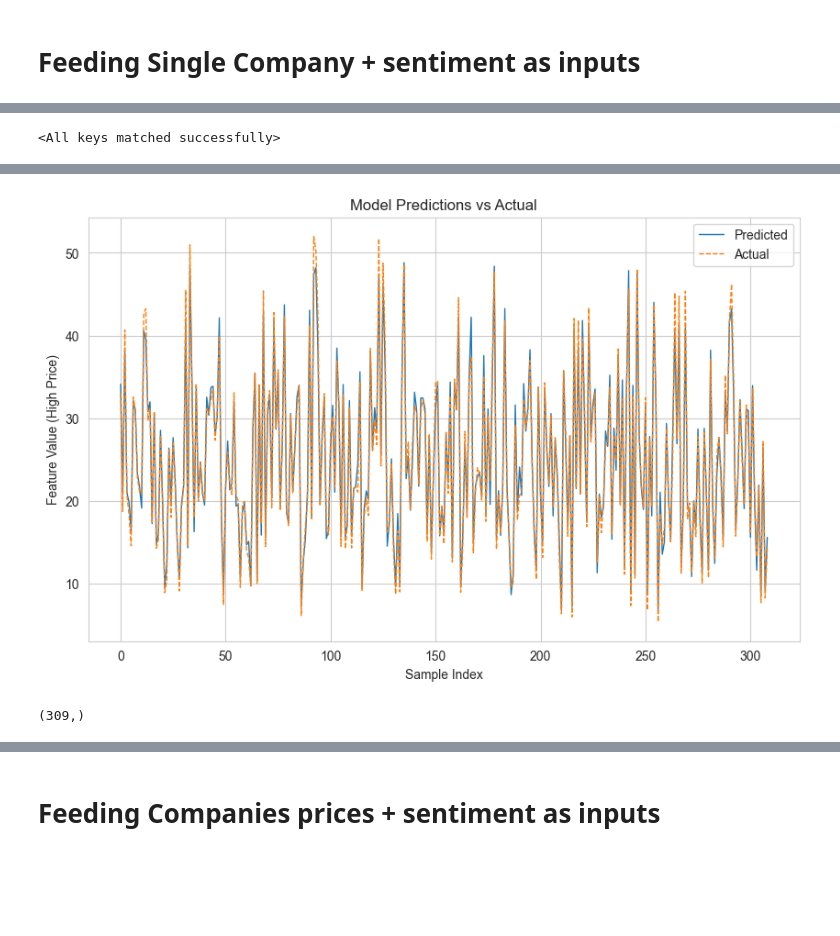
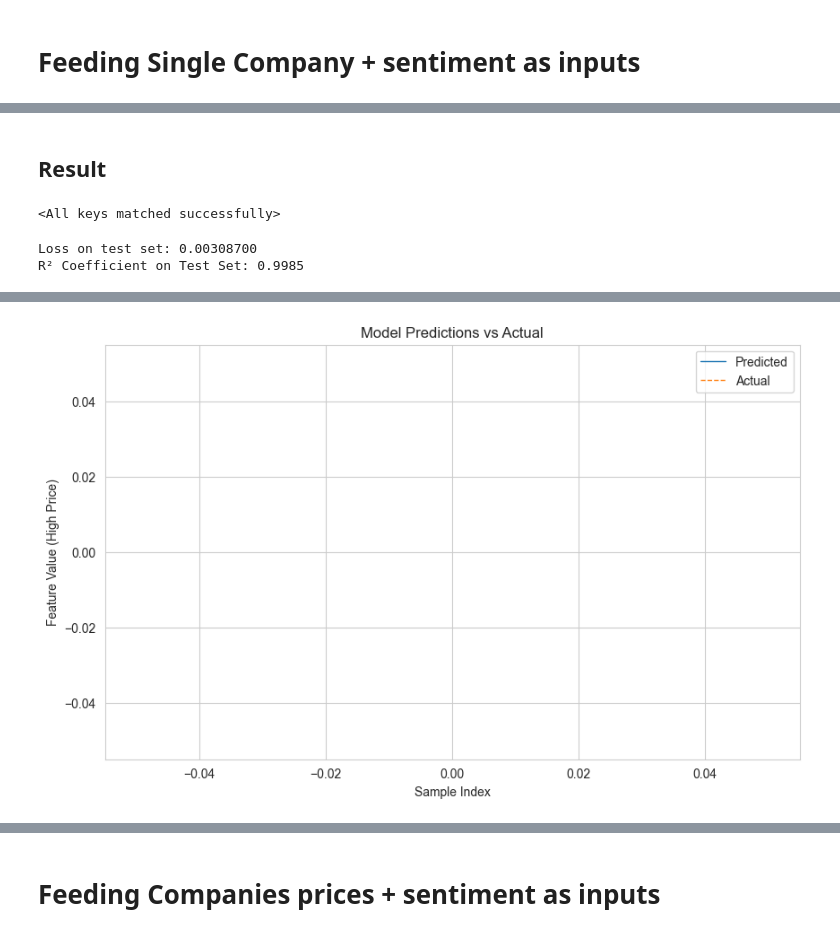
Before and after one commit to rrrbbb1/lstm-stock-prediction, a Jupyter notebook: notebook.ipynb, the cells around one changed output, grey strips where cells are left out. Drawn from its saved outputs; the diff is of its cells as text; code cells hidden in the pictures; blank space fills up the shorter version.

```diff
--- a/notebook.ipynb
+++ b/notebook.ipynb
@@ -227,11 +228,9 @@ train.head()
 # %%
-def sequencing(df, sequence_length, include_news=False):
+def sequencing(df, companies, sequence_length, include_news=False):
     data = []
-    companies = df['Company'].drop_duplicates().values
-
-    for company in companies[:1]:
+    for company in companies:
         if include_news:
-            company_data = df[df['Company'] == company][['High', 'negative', 'neutral', 'positive']].values
+            company_data = df[df['Company'] == company][['Close', 'negative', 'neutral', 'positive']].values
             for i in range(company_data.shape[0]):
                 sentiment_values = company_data[i, 1:]
                 max_index = np.argmax(sentiment_values)
@@ -254,8 +253,8 @@ def sequencing(df, sequence_length, include_news=False):
     sequenced_data = np.array(sequenced_data)
     return sequenced_data
 # %%
-train_sequence = sequencing(train, 50)
-val_sequence = sequencing(val, 50)
+train_sequence = sequencing(train, companies[:num_companies], 50)
+val_sequence = sequencing(val, companies[:num_companies], 50)
 
 print(f'sequenced train data: {train_sequence.shape}')
 print(f'sequenced validation data: {val_sequence.shape}')
@@ -553,6 +534,7 @@ train = merged[merged['date'] <= split_date]
 val = merged[merged['date'] > split_date]
 # %%
 merged = pd.read_csv('merged.csv')
+merged['date'] = pd.to_datetime(merged['date'])
 dates = merged['date'].drop_duplicates().values
 split_date = dates[int(0.8 * len(dates))]
 
@@ -586,6 +565,6 @@ plt.show()
 # %%
-train_sequence = sequencing(train, 50, include_news=True)
-val_sequence = sequencing(val, 50, include_news=True)
+train_sequence = sequencing(train, companies[:num_companies], 50, include_news=True)
+val_sequence = sequencing(val, companies[:num_companies], 50, include_news=True)
 # %%
 train_sequence.shape
 # %% [output]
@@ -759,21 +757,40 @@ Early stopping triggered at epoch 77.
+# %% [markdown]
+## Result
 # %%
 model = LSTM(input_dim, hidden_dim, num_layers, output_dim).to(device)
 model.load_state_dict(torch.load('best_model.pth'))
 # %% [output]
 <All keys matched successfully>
+# %%
+# Evaluate on test set
+predictions, targets, loss = evaluate_model(model, test_loader)
+print(f'Loss on test set: {loss:.8f}')
+r2 = r2_score(targets, predictions)
+print(f"R² Coefficient on Test Set: {r2:.4f}")
+# %% [output]
+Loss on test set: 0.00308700
+R² Coefficient on Test Set: 0.9985
 # %%
-# Evaluate on test set
-predictions, targets, loss = evaluate_model(model, test_loader)
-print(f'Loss on test set: {loss:.8f}')
-r2 = r2_score(targets, predictions)
-print(f"R² Coefficient on Test Set: {r2:.4f}")
+val_data_scaled = np.zeros_like(val_sequence)
+for feature_idx in range(num_features):
+    feature = val_sequence[:, :, feature_idx].reshape(-1, 1)  # Shape: (num_samples * seq_len, 1)
 
-predictions, targets = predictions[:1000], targets[:1000]
+    val_data_scaled[:, :, feature_idx] = scalers[feature_idx].transform(feature).reshape(val_sequence.shape[0], -1)
 
-# Plot Predictions vs Ground Truth
+val_data = val_data_scaled
+val_dataset = TimeSeriesDataset(val_data)
+val_loader = DataLoader(val_dataset, batch_size=64, shuffle=False)
+
+predictions, targets, loss = evaluate_model(model, val_loader)
+print(f'Loss on val set: {loss:.8f}')
+mse = mean_squared_error(targets, predictions)
+print(f"R² Coefficient on Validation Set: {mse:.6f}")
+
+window = 600
+initial = 4500
 plt.figure(figsize=(10, 6))
-plt.plot(predictions, label="Predicted", linestyle="-", linewidth=1)
-plt.plot(targets, label="Actual", linestyle="--", linewidth=1)
+plt.plot(predictions[initial:initial+window], label="Predicted", linestyle="-", linewidth=1)
+plt.plot(targets[initial:initial+window], label="Actual", linestyle="--", linewidth=1)
 plt.title("Model Predictions vs Actual")
 plt.xlabel("Sample Index")
 plt.ylabel("Feature Value (High Price)")
@@ -785,5 +802 @@ R² Coefficient on Test Set: 0.9810
-[figure, old version]
+[figure, new version]
-# %%
-print(predictions.shape)
-# %% [output]
-(309,)
```
Also changed, not shown: parts of 51 cells of this notebook.
